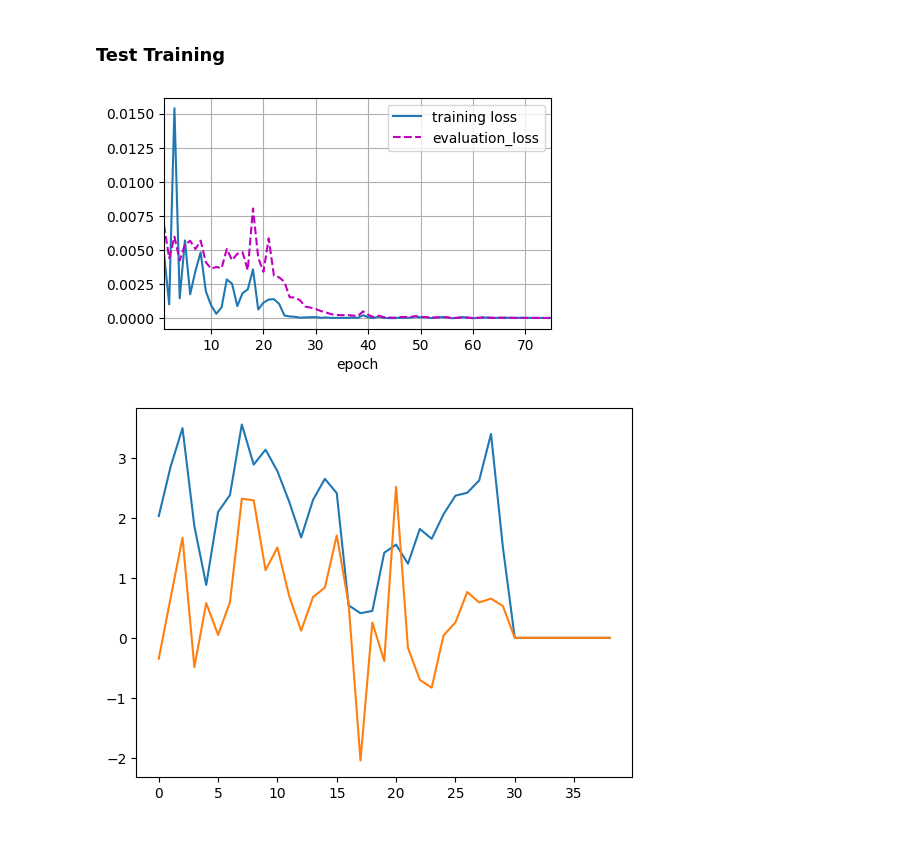
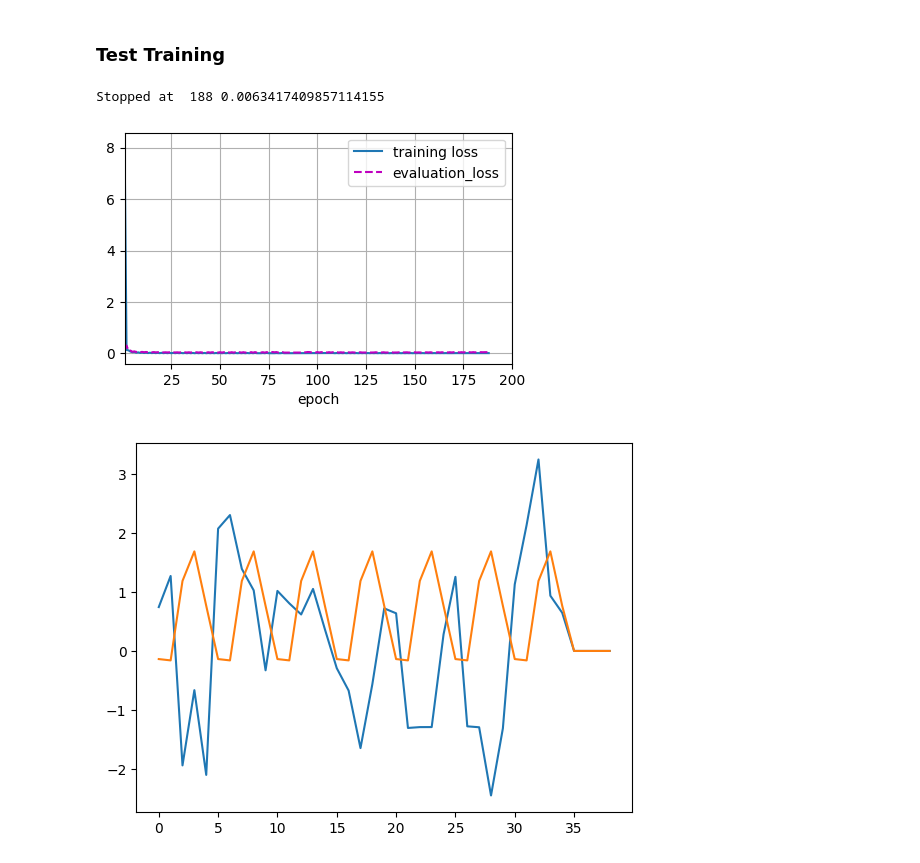
Before and after one commit to pvst1907/Extended_Spacetimeformer, a Jupyter notebook: sandbox.ipynb, the cells around one changed output. Saved outputs shown, nothing was run; the diff lists cells and outputs as text; code cells hidden in the pictures.

```diff
--- a/sandbox.ipynb
+++ b/sandbox.ipynb
@@ -48,13 +48,14 @@ tensor([[[ 0.4626],
 ### Test Training
 # %%
 split = 0.8
+pred_window = 5
 train_sequence = sequence[:int(len(sequence)*split)]
 test_sequence = sequence[int(len(sequence)*split):]
 # %%
-model = Transformer(pred_offset = 10,
+model = Transformer(pred_offset = pred_window,
                     input_size = 1,
                     output_size = 1,
-                    max_seq_length = 10,
+                    max_seq_length = pred_window,
                     embedding_size = 100,
                     num_basic_encoders = 4,
                     num_atten_heads = 4,
@@ -63,26 +64,27 @@ model = Transformer(pred_offset = 10,
 # %%
 model.start_training(sequence=train_sequence.reshape(-1, 1),
                      loss=nn.MSELoss(),
                      metric=nn.MSELoss(),
-                     epochs=75,
-                     batch_size=32,
-                     num_warmup_steps=100,
-                     optimizer_params={'beta1':0.01, 'beta2': 0.01, 'epsilon': 0.1},
+                     epochs=200,
+                     batch_size=64,
+                     num_warmup_steps=1,
+                     optimizer_params={'beta1':0.01, 'beta2': 0.01, 'epsilon': 0.01},
                      standardize=False,
                      verbose=False,
                      plot=True)
 # %% [output]
+Stopped at  188 0.0063417409857114155
-[figure, old version]
+[figure, new version]
 # %%
 l = int(len(sequence)*(1-split))
 y_hat = np.zeros(l)
 y = np.zeros(l)
-for i in range(int(l/10)):
-    x = test_sequence[10*i:10*(i+1)].reshape(-1, 1)
-    y[10*i:10*(i+1)] = test_sequence[10*(i+1):10*(i+2)]
-    y_hat[10*i:10*(i+1)] = model.predict(x, False)
+for i in range(int(l/pred_window)):
+    x = test_sequence[pred_window*i:pred_window*(i+1)].reshape(-1, 1)
+    y[pred_window*i:pred_window*(i+1)] = test_sequence[pred_window*(i+1):pred_window*(i+2)]
+    y_hat[pred_window*i:pred_window*(i+1)] = model.predict(x, False)
 plt.plot(y)
 plt.plot(y_hat)
 plt.show()
 # %% [output]
-[figure, old version]
+[figure, new version]
```
Also changed, not shown: parts of 2 cells of this notebook, 2 other files.
